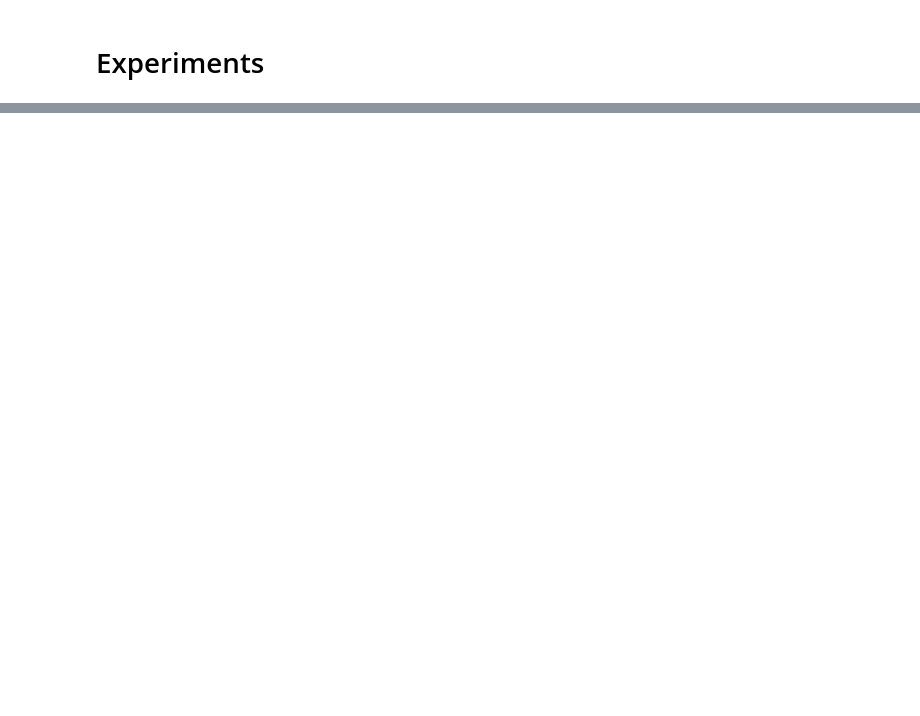
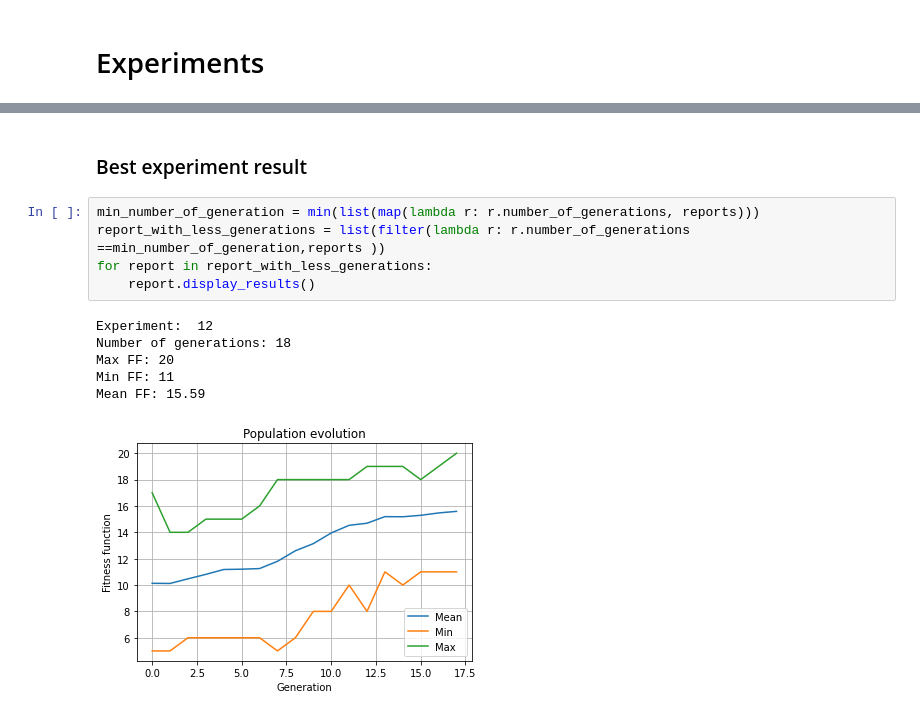
Before and after one commit to DussanFreire/Genetic-Algorithm, a Jupyter notebook: Experiments.ipynb, the cells around one changed output, grey strips where cells are left out. Cells and saved outputs as stored; diff of their text form; blank space fills up the shorter version.

```diff
--- a/Experiments.ipynb
+++ b/Experiments.ipynb
@@ -54 +56,15 @@ Mean FF: 17.2
 ... (28 outputs left out)
+# %% [markdown]
+### Best experiment result
+# %%
+min_number_of_generation = min(list(map(lambda r: r.number_of_generations, reports)))
+report_with_less_generations = list(filter(lambda r: r.number_of_generations ==min_number_of_generation,reports ))
+for report in report_with_less_generations:
+    report.display_results()
+# %% [output]
+Experiment:  12
+Number of generations: 18
+Max FF: 20
+Min FF: 11
+Mean FF: 15.59
+[figure, added]
```
Also changed, not shown: parts of 12 cells of this notebook, 4 other files.
